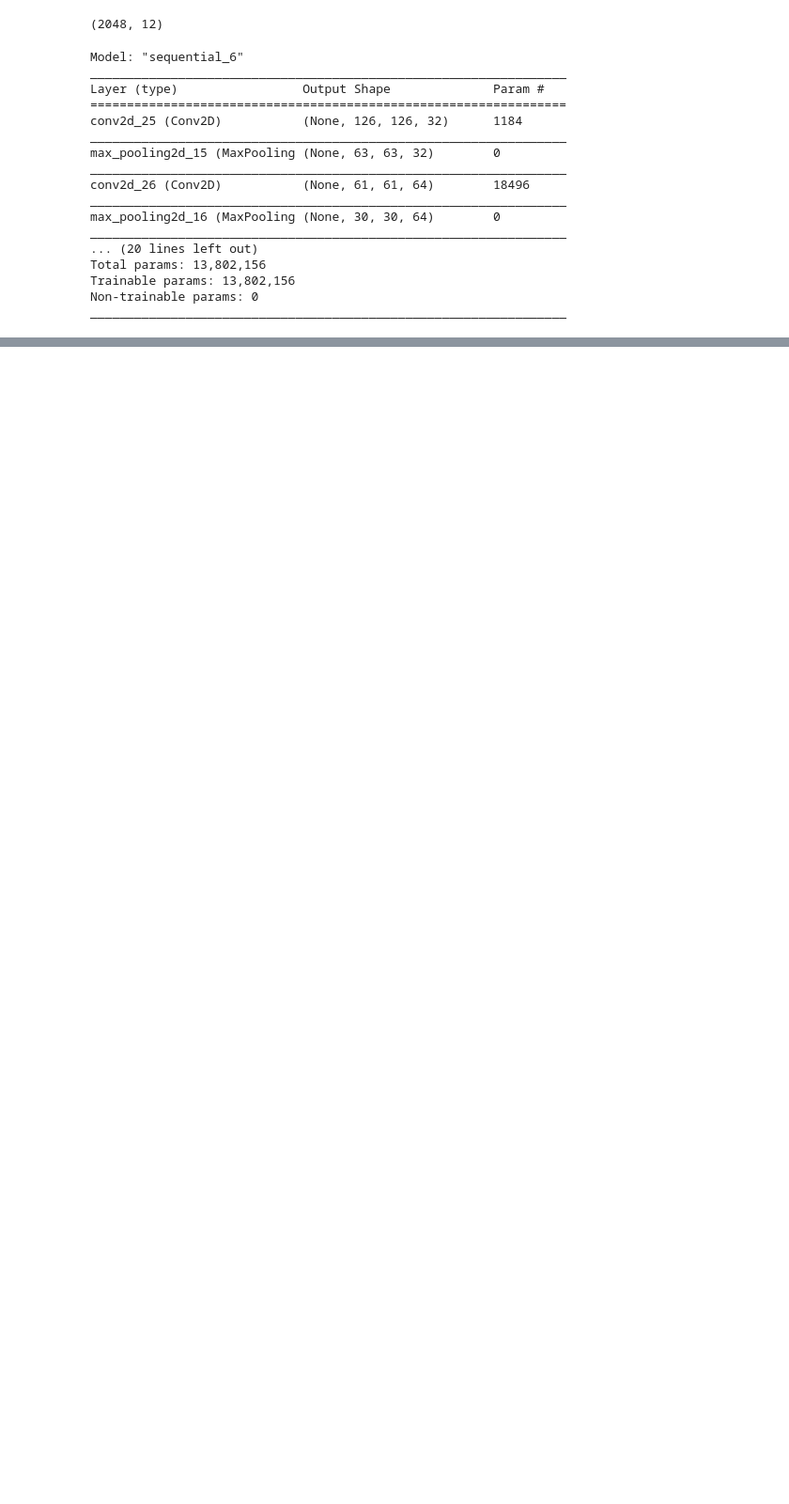
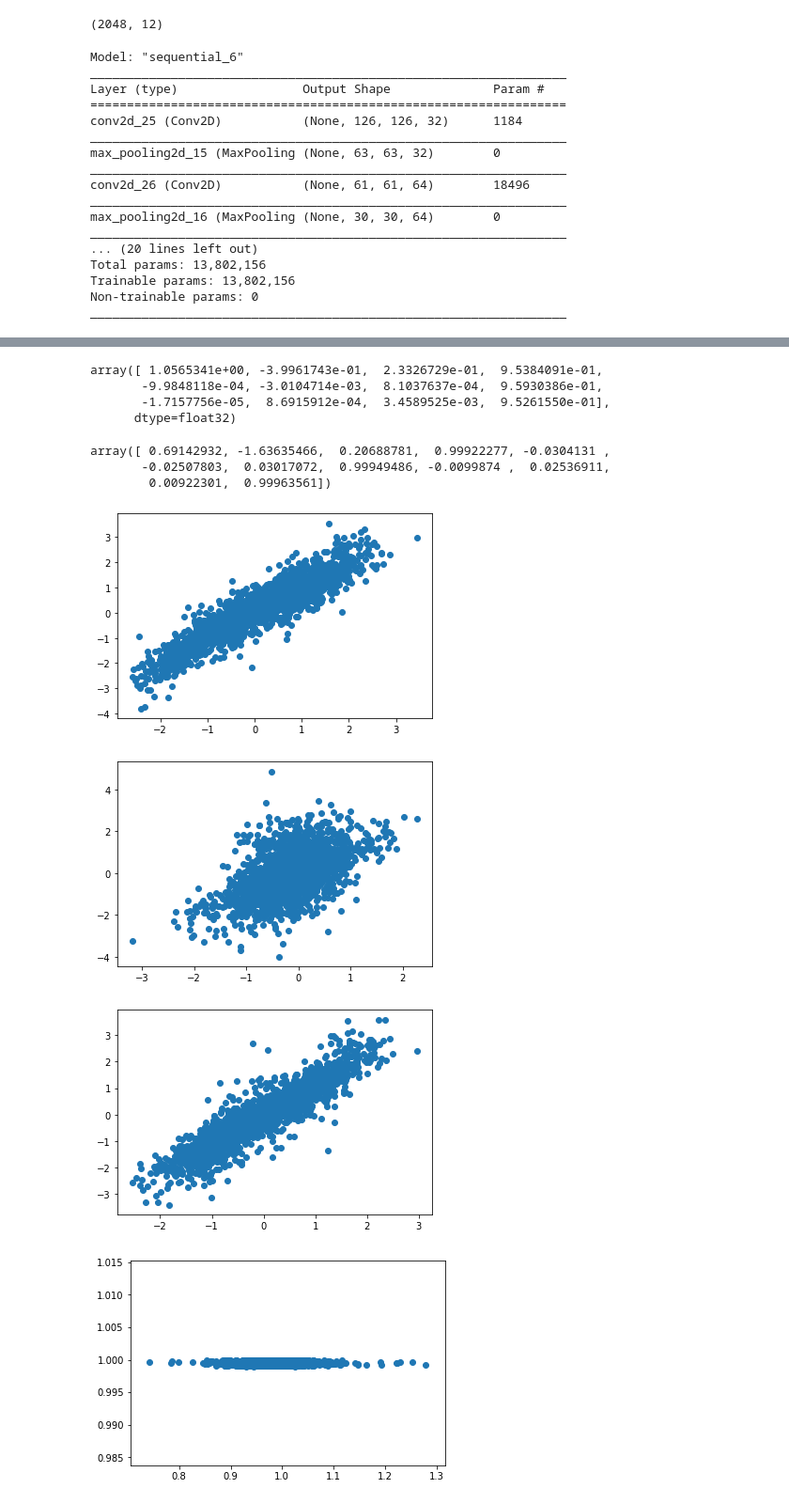
Before and after one commit to HastingsGreer/DualProbeUltrasound, a Jupyter notebook: train_network.ipynb, the cells around one changed output, grey strips where cells are left out. Shown: that part at 94% size. Saved outputs shown, nothing was run; the diff lists cells and outputs as text; code cells hidden in the pictures; blank space fills up the shorter version.

```diff
--- a/train_network.ipynb
+++ b/train_network.ipynb
@@ -63,7 +63,7 @@ _________________________________________________________________
 name = names[0]
 
 def load_dataset(name):
-    with open(data_dir + name, "rb") as f:
+    with open(name, "rb") as f:
         dataset = pickle.load(f)
 
     data = []
@@ -94,10 +84,10 @@ Epoch 5/5
 for _ in range(20):
     print("===========")
     for name in names:
-        data, classes = load_dataset(name)
+        data, classes = load_dataset(data_dir + name)
         loss_curve = model.fit(data,
               classes,
               batch_size=200,
               epochs=5,
-              verbose=1)
-              #validation_data=(testdata, testclasses))
+              verbose=1,
+              validation_data=(tdata, tclasses))
@@ -103,0 +112,27 @@ for _ in range(20):
+# %%
+tdata, tclasses = load_dataset("prepped_data/test_set/Pancreas_6pregenerated.pickle")
+# %%
+rclasses = model.predict(tdata)
+# %%
+rclasses[0]
+# %% [output]
+array([ 1.0565341e+00, -3.9961743e-01,  2.3326729e-01,  9.5384091e-01,
+       -9.9848118e-04, -3.0104714e-03,  8.1037637e-04,  9.5930386e-01,
+       -1.7157756e-05,  8.6915912e-04,  3.4589525e-03,  9.5261550e-01],
+      dtype=float32)
+# %%
+tclasses[0]
+# %% [output]
+array([ 0.69142932, -1.63635466,  0.20688781,  0.99922277, -0.0304131 ,
+       -0.02507803,  0.03017072,  0.99949486, -0.0099874 ,  0.02536911,
+        0.00922301,  0.99963561])
+# %%
+import matplotlib.pyplot as plt
+for j in range(12):
+    plt.scatter(rclasses[:, j], tclasses[:, j])
+    plt.show()
+# %% [output]
+[figure, added]
+[figure, added]
+[figure, added]
+[figure, added]
```
Also changed, not shown: parts of 3 cells of this notebook.
